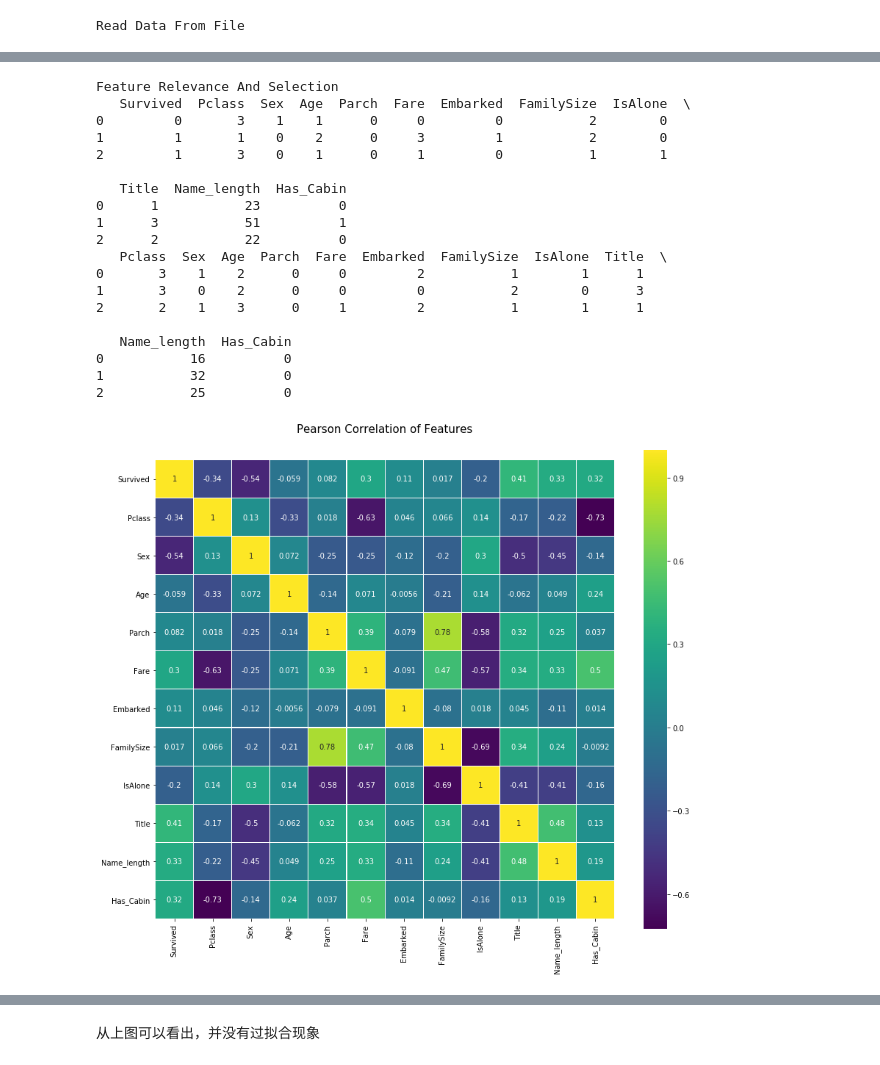
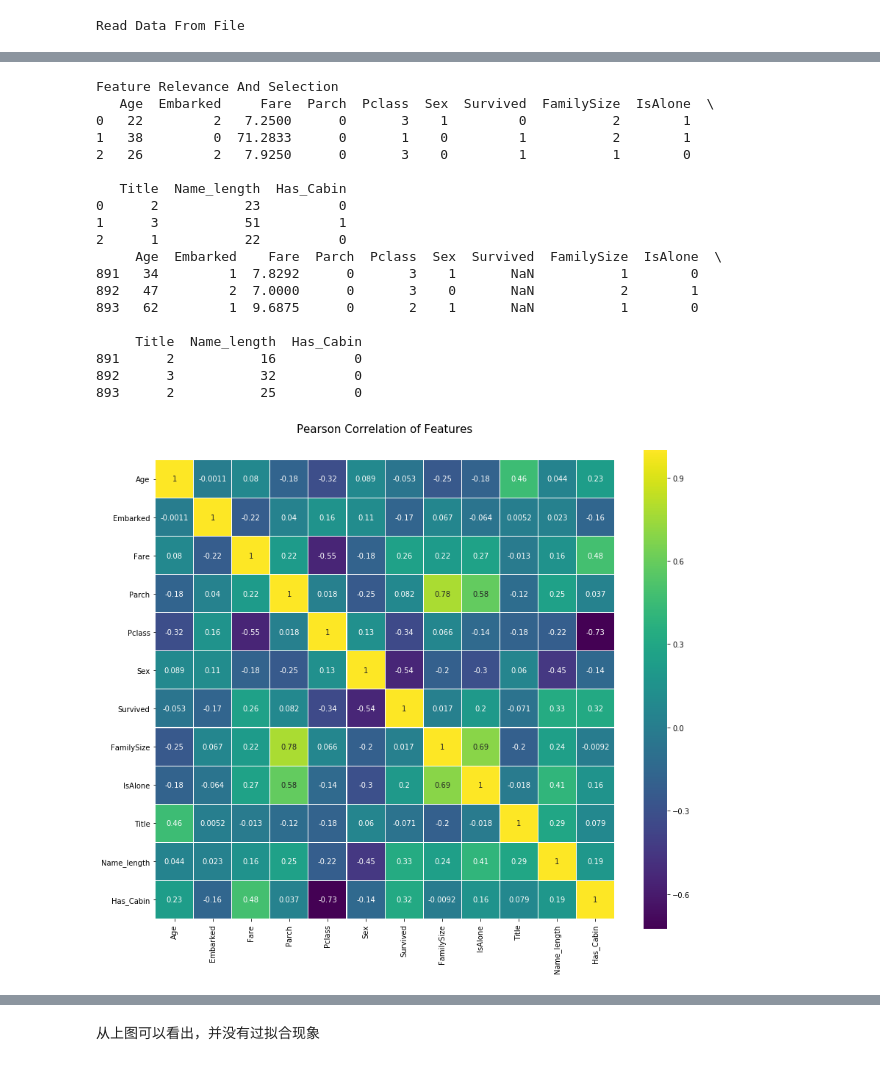
Before and after one commit to Jahvey/PYTHON_kaggle_titanic, a Jupyter notebook: my titanic.ipynb, the cells around one changed output, grey strips where cells are left out. Saved outputs shown, nothing was run; the diff lists cells and outputs as text; code cells hidden in the pictures.

```diff
--- a/my titanic.ipynb
+++ b/my titanic.ipynb
@@ -83,9 +83,11 @@ class FeatureEngineerTools:
             column_le = LabelEncoder().fit(data_train[column_name])
             column_label = column_le.transform(data_train[column_name])
             data_train[column_name] = column_label
-            if any(data_test):
+            if data_test:
                 column_label = column_le.transform(data_test[column_name])
                 data_test[column_name] = column_label
+            print ('Function columns_enum_to_int ',column_name+' ',column_le.classes_)
+
         return data_train,data_test
 
     @staticmethod
@@ -562,33 +653,33 @@ for dataset in full_data:
 # %%
 print ('Feature Relevance And Selection')
-drop_elements = ['PassengerId', 'Name', 'Ticket', 'Cabin', 'SibSp']
+drop_elements = ['PassengerId', 'Name', 'Ticket', 'Cabin', 'SibSp','Age', 'Fare']
 data_train_org=data_train.copy()
 data_test_org=data_test.copy()
-data_train = data_train.drop(drop_elements+['CategoricalAge', 'CategoricalFare'], axis = 1)
+data_train = data_train.drop(drop_elements, axis = 1)
 data_test  = data_test.drop(drop_elements, axis = 1)
 print data_train.head(3)
 print data_test.head(3)
 FeatureEngineerTools.heatmap(data_train)
 # %% [output]
 Feature Relevance And Selection
-   Survived  Pclass  Sex  Age  Parch  Fare  Embarked  FamilySize  IsAlone  \
-0         0       3    1    1      0     0         0           2        0
-1         1       1    0    2      0     3         1           2        0
-2         1       3    0    1      0     1         0           1        1
+   Age  Embarked     Fare  Parch  Pclass  Sex  Survived  FamilySize  IsAlone  \
+0   22         2   7.2500      0       3    1         0           2        1
+1   38         0  71.2833      0       1    0         1           2        1
+2   26         2   7.9250      0       3    0         1           1        0
 
    Title  Name_length  Has_Cabin
-0      1           23          0
+0      2           23          0
 1      3           51          1
-2      2           22          0
-   Pclass  Sex  Age  Parch  Fare  Embarked  FamilySize  IsAlone  Title  \
-0       3    1    2      0     0         2           1        1      1
-1       3    0    2      0     0         0           2        0      3
-2       2    1    3      0     1         2           1        1      1
+2      1           22          0
+     Age  Embarked    Fare  Parch  Pclass  Sex  Survived  FamilySize  IsAlone  \
+891   34         1  7.8292      0       3    1       NaN           1        0
+892   47         2  7.0000      0       3    0       NaN           2        1
+893   62         1  9.6875      0       2    1       NaN           1        0
 
-   Name_length  Has_Cabin
-0           16          0
-1           32          0
-2           25          0
+     Title  Name_length  Has_Cabin
+891      2           16          0
+892      3           32          0
+893      2           25          0
-[figure, old version]
+[figure, new version]
 # %%
 print ('Classifiers Score')
```
Also changed, not shown: parts of 14 cells of this notebook.
